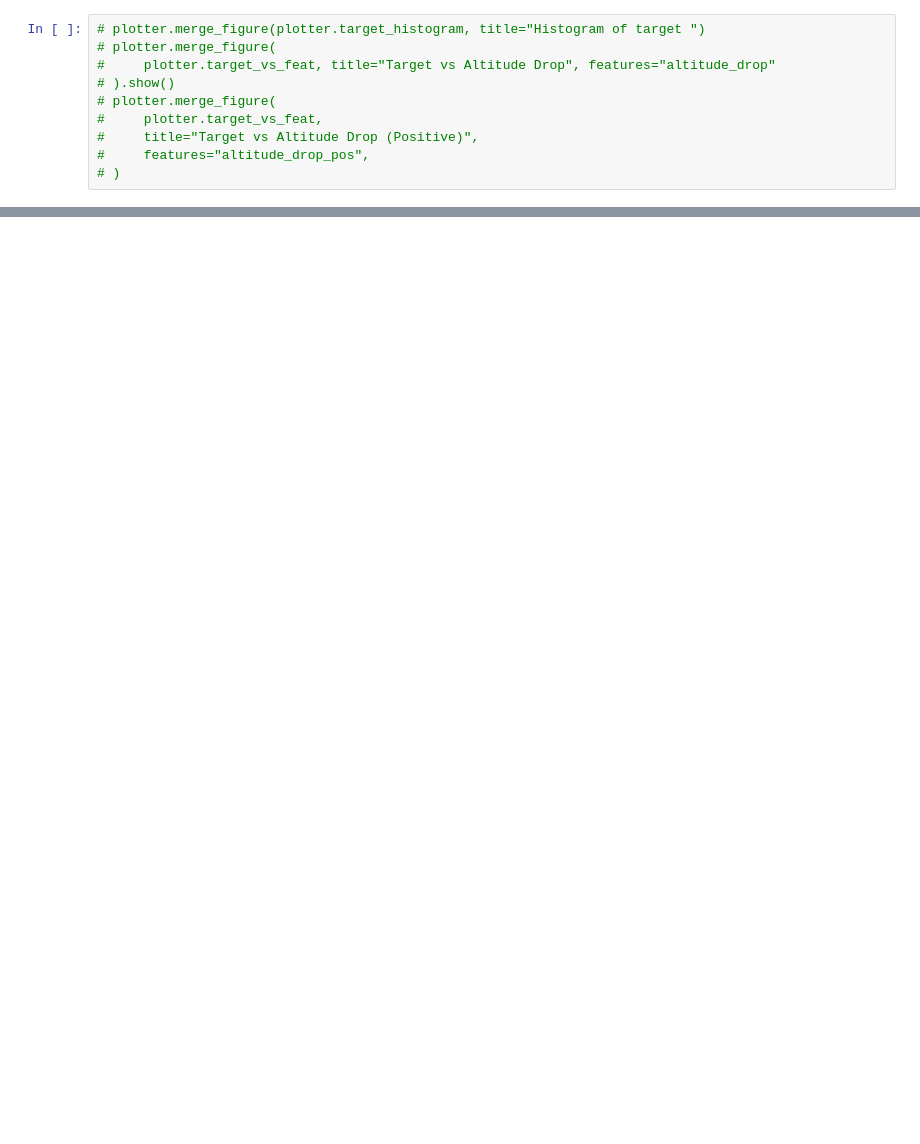
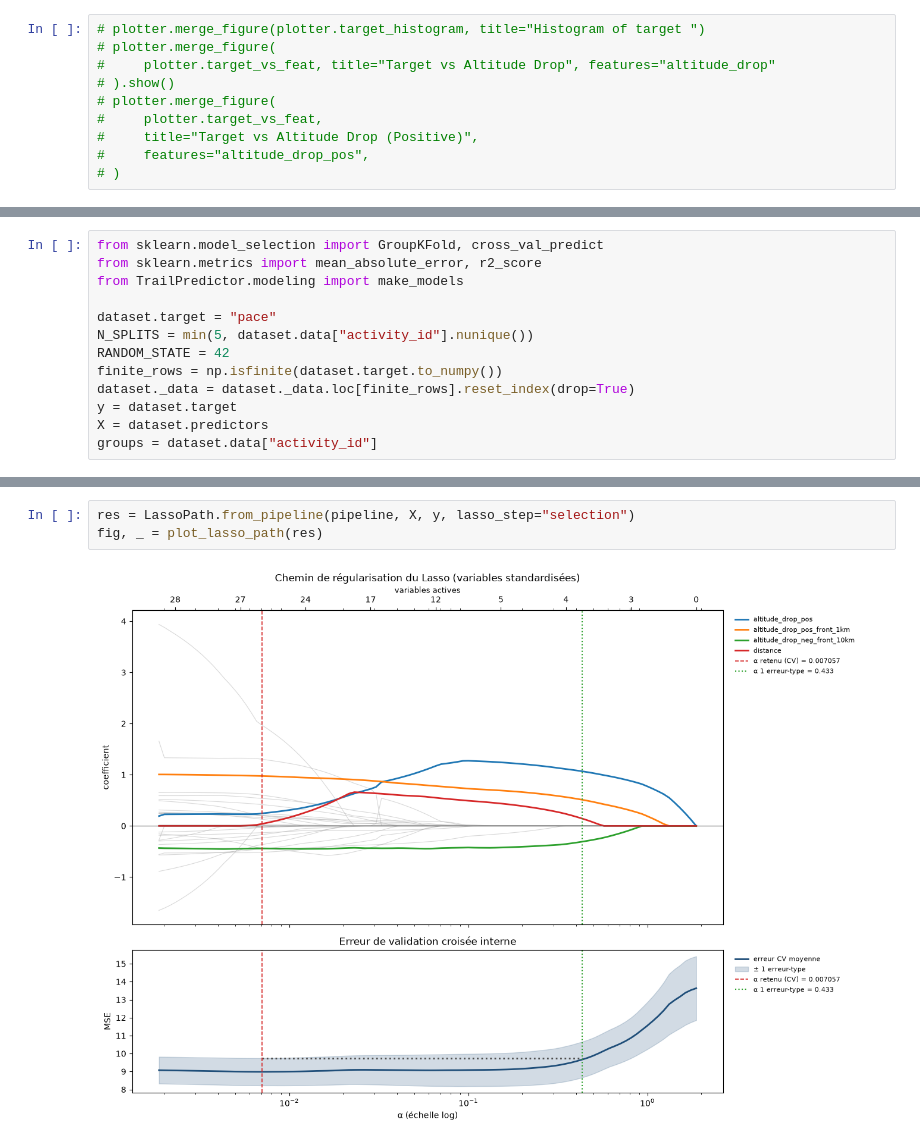
Before and after one commit to caillebotteAntoine/trailPredictor, a Jupyter notebook: main.ipynb, the cells around one changed output, grey strips where cells are left out. Saved outputs shown, nothing was run; the diff lists cells and outputs as text; blank space fills up the shorter version.

```diff
--- a/main.ipynb
+++ b/main.ipynb
@@ -158,0 +139,13 @@ dataset.features = [
+# %%
+from sklearn.model_selection import GroupKFold, cross_val_predict
+from sklearn.metrics import mean_absolute_error, r2_score
+from TrailPredictor.modeling import make_models
+
+dataset.target = "pace"
+N_SPLITS = min(5, dataset.data["activity_id"].nunique())
+RANDOM_STATE = 42
+finite_rows = np.isfinite(dataset.target.to_numpy())
+dataset._data = dataset._data.loc[finite_rows].reset_index(drop=True)
+y = dataset.target
+X = dataset.predictors
+groups = dataset.data["activity_id"]
@@ -159,3 +194,8 @@ dataset.features = [
+# %%
+res = LassoPath.from_pipeline(pipeline, X, y, lasso_step="selection")
+fig, _ = plot_lasso_path(res)
+# %% [output]
+[figure, added]
 # %%
 from sklearn.model_selection import GroupKFold, cross_val_predict
 from sklearn.metrics import mean_absolute_error, r2_score
```
Also changed, not shown: parts of 24 cells of this notebook, 17 other files.
